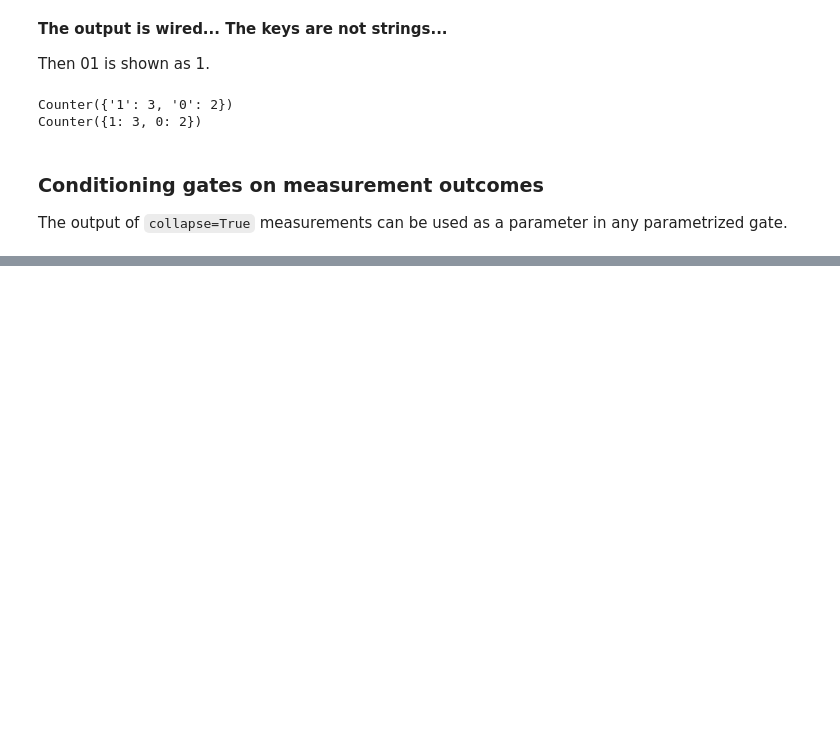
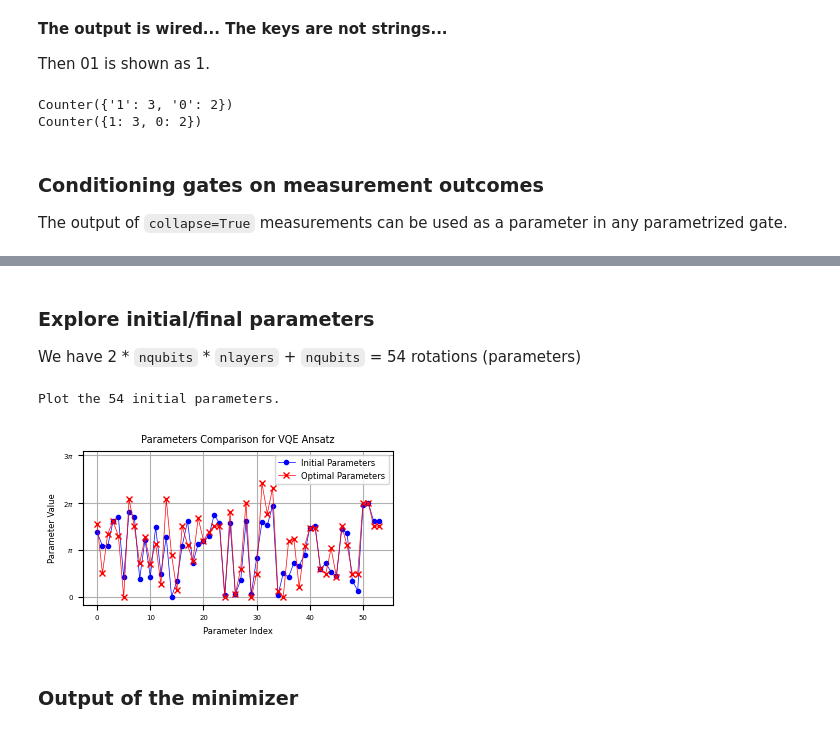
Before and after one commit to LuchoGabba/qibo, a Jupyter notebook: Basics_II.ipynb, the cells around one changed output, grey strips where cells are left out. Saved outputs shown, nothing was run; the diff lists cells and outputs as text; code cells hidden in the pictures; blank space fills up the shorter version.

```diff
--- a/Basics_II.ipynb
+++ b/Basics_II.ipynb
@@ -416,0 +601,30 @@ array([0.        +0.j        , 0.        +0.j        ,
+# %% [markdown]
+### Explore initial/final parameters
+
+We have 2 * `nqubits` * `nlayers` + `nqubits` = 54 rotations (parameters)
+# %%
+import matplotlib.pyplot as plt
+
+# Visualization
+print(f'Plot the {len(initial_parameters)} initial parameters.')
+plt.figure(figsize=(4,2))
+plt.plot(initial_parameters, marker='o', linestyle='-', markersize=3, color='blue', label='Initial Parameters', lw=0.5)
+plt.plot(params, marker='x', linestyle='-', markersize=4, color='red', label='Optimal Parameters', lw=0.5)
+
+plt.xlabel('Parameter Index', fontsize=6)
+plt.ylabel('Parameter Value', fontsize=6)
+plt.title('Parameters Comparison for VQE Ansatz', fontsize=7)
+plt.ylim([-0.5, 3*np.pi+0.3])
+
+# Set y-axis ticks to 0, pi, and 2*pi
+plt.yticks([0, np.pi, 2*np.pi, 3*np.pi], ['0', r'$\pi$', r'$2\pi$', r'$3\pi$'], fontsize=5)
+plt.xticks(fontsize=5)
+plt.legend(fontsize=6, loc='best')
+
+plt.grid(True)
+plt.show()
+# %% [output]
+Plot the 54 initial parameters.
+[figure, added]
+# %% [markdown]
+### Output of the minimizer
```
Also changed, not shown: parts of 18 cells of this notebook.
